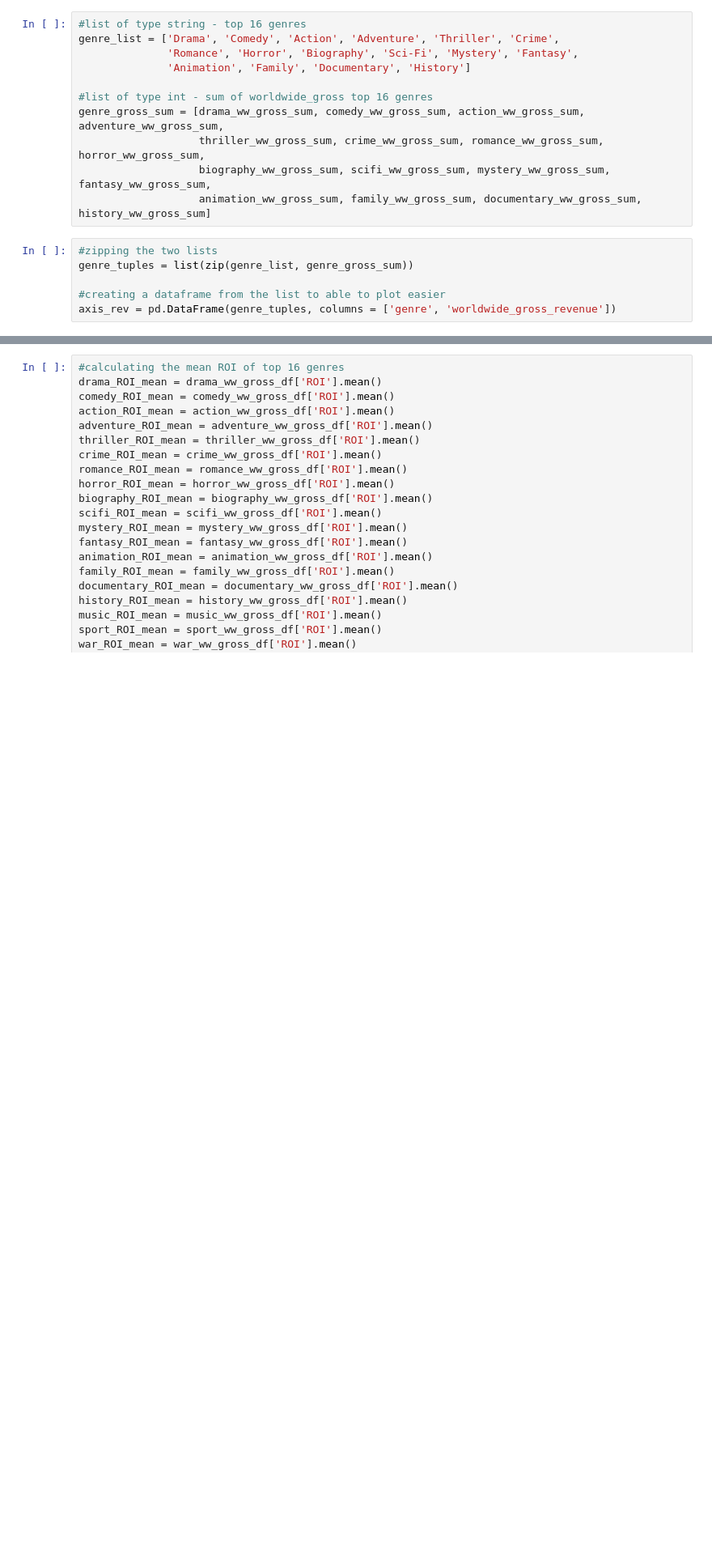
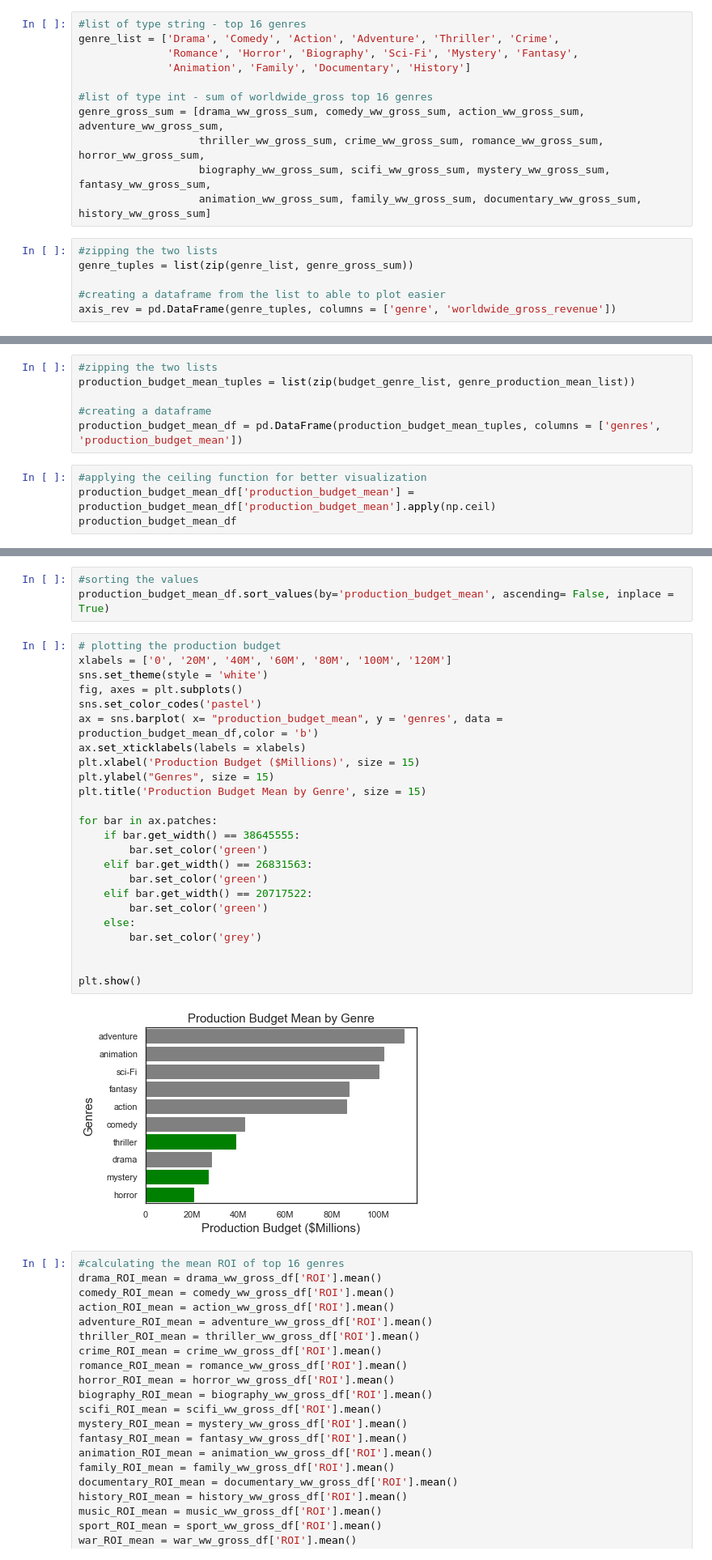
Before and after one commit to tvrjuana/microsoft-film-studio-analysis, a Jupyter notebook: microsoft_main.ipynb, the cells around one changed output, grey strips where cells are left out. Shown at 81% size. Drawn from its saved outputs; the diff is of its cells as text; blank space fills up the shorter version.

```diff
--- a/microsoft_main.ipynb
+++ b/microsoft_main.ipynb
@@ -472,0 +496,10 @@ plt.show()
+# %%
+#zipping the two lists
+production_budget_mean_tuples = list(zip(budget_genre_list, genre_production_mean_list))
+
+#creating a dataframe
+production_budget_mean_df = pd.DataFrame(production_budget_mean_tuples, columns = ['genres', 'production_budget_mean'])
+# %%
+#applying the ceiling function for better visualization
+production_budget_mean_df['production_budget_mean'] = production_budget_mean_df['production_budget_mean'].apply(np.ceil)
+production_budget_mean_df
@@ -473,3 +518,32 @@ plt.show()
+# %%
+#sorting the values
+production_budget_mean_df.sort_values(by='production_budget_mean', ascending= False, inplace = True)
+# %%
+# plotting the production budget
+xlabels = ['0', '20M', '40M', '60M', '80M', '100M', '120M']
+sns.set_theme(style = 'white')
+fig, axes = plt.subplots()
+sns.set_color_codes('pastel')
+ax = sns.barplot( x= "production_budget_mean", y = 'genres', data = production_budget_mean_df,color = 'b')
+ax.set_xticklabels(labels = xlabels)
+plt.xlabel('Production Budget ($Millions)', size = 15)
+plt.ylabel("Genres", size = 15)
+plt.title('Production Budget Mean by Genre', size = 15)
+
+for bar in ax.patches:
+    if bar.get_width() == 38645555:
+        bar.set_color('green')
+    elif bar.get_width() == 26831563:
+        bar.set_color('green')
+    elif bar.get_width() == 20717522:
+        bar.set_color('green')
+    else:
+        bar.set_color('grey')
+
+
+plt.show()
+# %% [output]
+[figure, added]
 # %%
 #calculating the mean ROI of top 16 genres
 drama_ROI_mean = drama_ww_gross_df['ROI'].mean()
```
Also changed, not shown: parts of 12 cells of this notebook.
